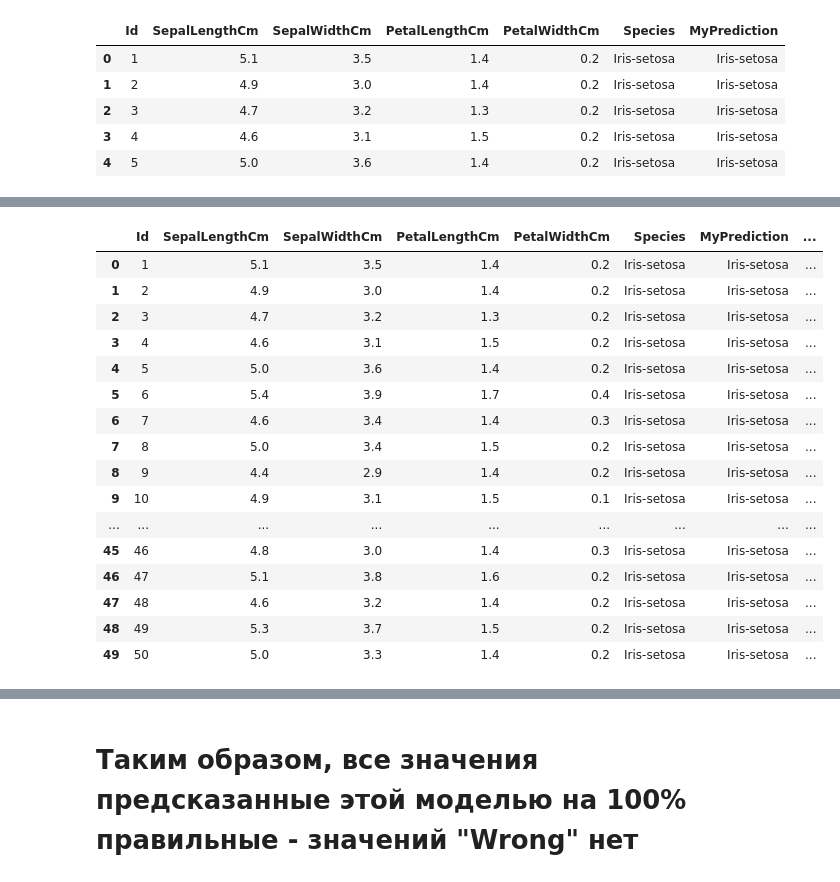
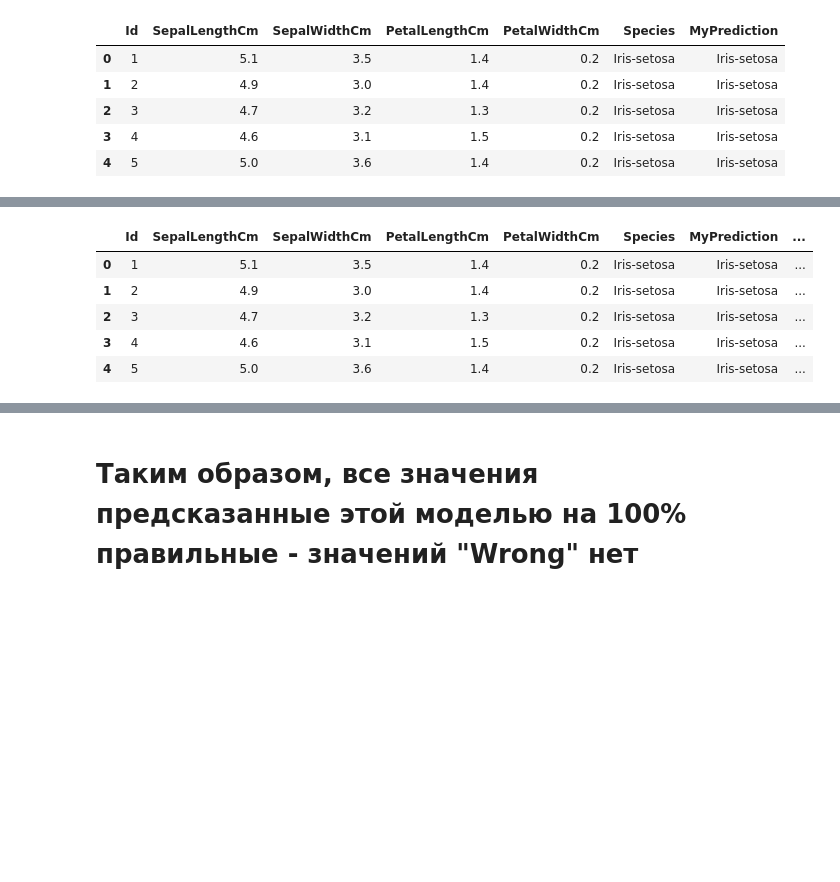
Before and after one commit to ibutin/Innopoilis, a Jupyter notebook: ДЗ_Spark_Бутин.ipynb, the cells around one changed output, grey strips where cells are left out. Cells and saved outputs as stored; diff of their text form; code cells hidden in the pictures; blank space fills up the shorter version.

```diff
--- a/ДЗ_Spark_Бутин.ipynb
+++ b/ДЗ_Spark_Бутин.ipynb
@@ -127,20 +117,9 @@ See the caveats in the documentation: https://pandas.pydata.org/pandas-docs/stab
 # %%
-df_iris
+df_iris.head()
 # %% [output]
 |  | Id | SepalLengthCm | SepalWidthCm | PetalLengthCm | PetalWidthCm | Species | MyPrediction | ... |
 | 0 | 1 | 5.1 | 3.5 | 1.4 | 0.2 | Iris-setosa | Iris-setosa | ... |
 | 1 | 2 | 4.9 | 3.0 | 1.4 | 0.2 | Iris-setosa | Iris-setosa | ... |
 | 2 | 3 | 4.7 | 3.2 | 1.3 | 0.2 | Iris-setosa | Iris-setosa | ... |
 | 3 | 4 | 4.6 | 3.1 | 1.5 | 0.2 | Iris-setosa | Iris-setosa | ... |
 | 4 | 5 | 5.0 | 3.6 | 1.4 | 0.2 | Iris-setosa | Iris-setosa | ... |
-| 5 | 6 | 5.4 | 3.9 | 1.7 | 0.4 | Iris-setosa | Iris-setosa | ... |
-| 6 | 7 | 4.6 | 3.4 | 1.4 | 0.3 | Iris-setosa | Iris-setosa | ... |
-| 7 | 8 | 5.0 | 3.4 | 1.5 | 0.2 | Iris-setosa | Iris-setosa | ... |
-| 8 | 9 | 4.4 | 2.9 | 1.4 | 0.2 | Iris-setosa | Iris-setosa | ... |
-| 9 | 10 | 4.9 | 3.1 | 1.5 | 0.1 | Iris-setosa | Iris-setosa | ... |
-| ... | ... | ... | ... | ... | ... | ... | ... | ... |
-| 45 | 46 | 4.8 | 3.0 | 1.4 | 0.3 | Iris-setosa | Iris-setosa | ... |
-| 46 | 47 | 5.1 | 3.8 | 1.6 | 0.2 | Iris-setosa | Iris-setosa | ... |
-| 47 | 48 | 4.6 | 3.2 | 1.4 | 0.2 | Iris-setosa | Iris-setosa | ... |
-| 48 | 49 | 5.3 | 3.7 | 1.5 | 0.2 | Iris-setosa | Iris-setosa | ... |
-| 49 | 50 | 5.0 | 3.3 | 1.4 | 0.2 | Iris-setosa | Iris-setosa | ... |
```
Also changed, not shown: parts of 13 cells of this notebook.
